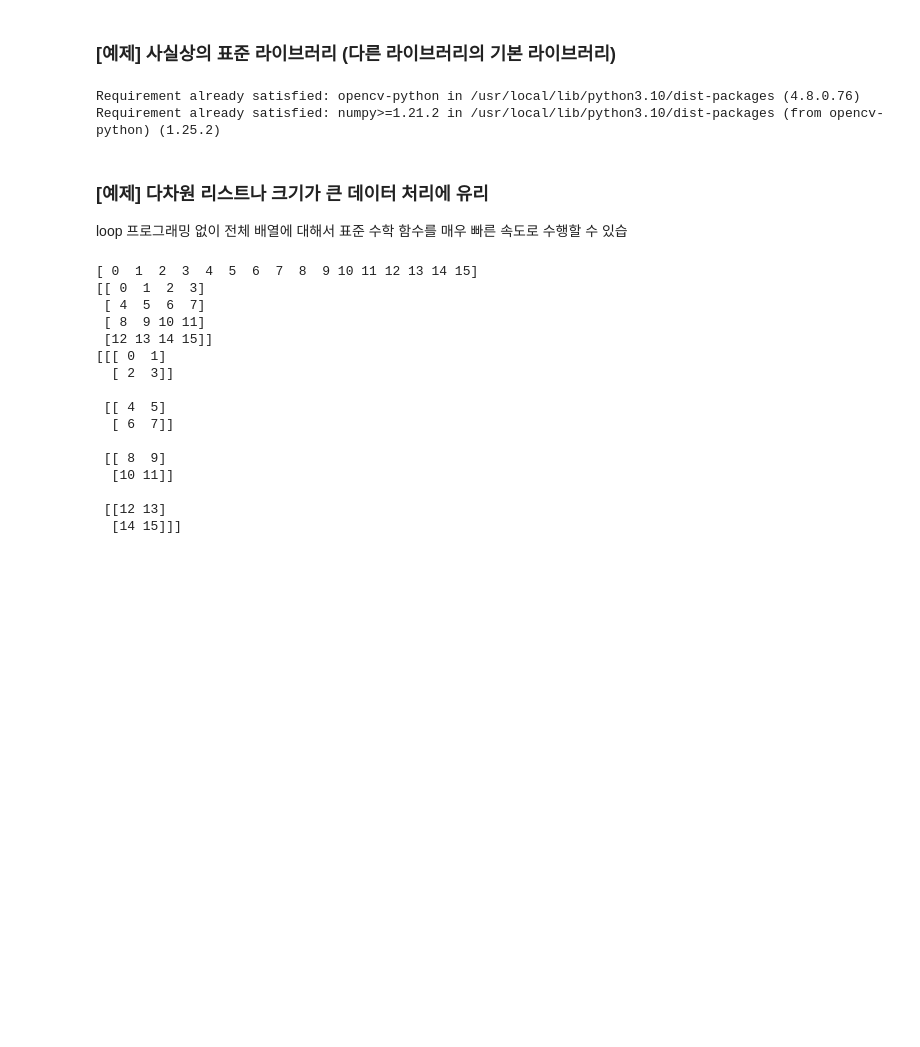
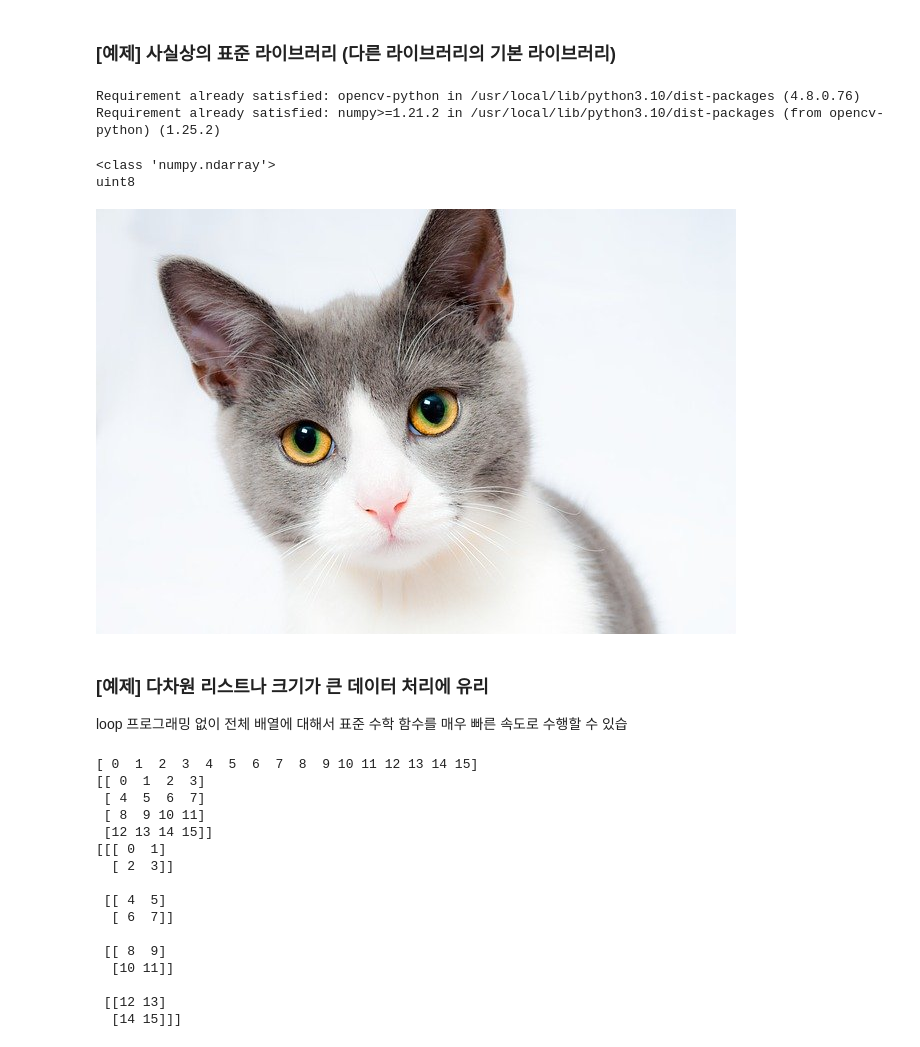
Before and after one commit to harujem/dataAnalysis, a Jupyter notebook: 2_데이터분석_02_라이브러리_Numpy_완성.ipynb, the cells around one changed output. Drawn from its saved outputs; the diff is of its cells as text; code cells hidden in the pictures; blank space fills up the shorter version.

Commit message:
Colab을 통해 생성됨

```diff
--- a/2_데이터분석_02_라이브러리_Numpy_완성.ipynb
+++ b/2_데이터분석_02_라이브러리_Numpy_완성.ipynb
@@ -85,22 +85,28 @@ Requirement already satisfied: numpy>=1.21.2 in /usr/local/lib/python3.10/dist-p
 # %%
 import sys      # 시스템
 import cv2
+from google.colab.patches import cv2_imshow     # 코랩에서는 이부분이 추가 되어야함
 
-image = cv2.imread('./image/cat.jpg')
+image = cv2.imread('./cat.jpg')
 if image is None:
     print('Image load failed!')
     sys.exit()
 
 # print(image)
-print(image.shape)
 print(type(image))
 print(image.dtype)
 
+
 # cv2_imshow(image)   # 코랩에서 이미지 확인하는 경우
-cv2.namedWindow('image')
-cv2.imshow("image", image)
+# cv2.namedWindow('image')
+# cv2.imshow("image", image)
+cv2_imshow(image)
 cv2.waitKey()
 cv2.destroyAllWindows()
+# %% [output]
+<class 'numpy.ndarray'>
+uint8
+[figure, added]
 # %%
 # 머신러닝 라이브러리
 !pip install scikit-learn
```
